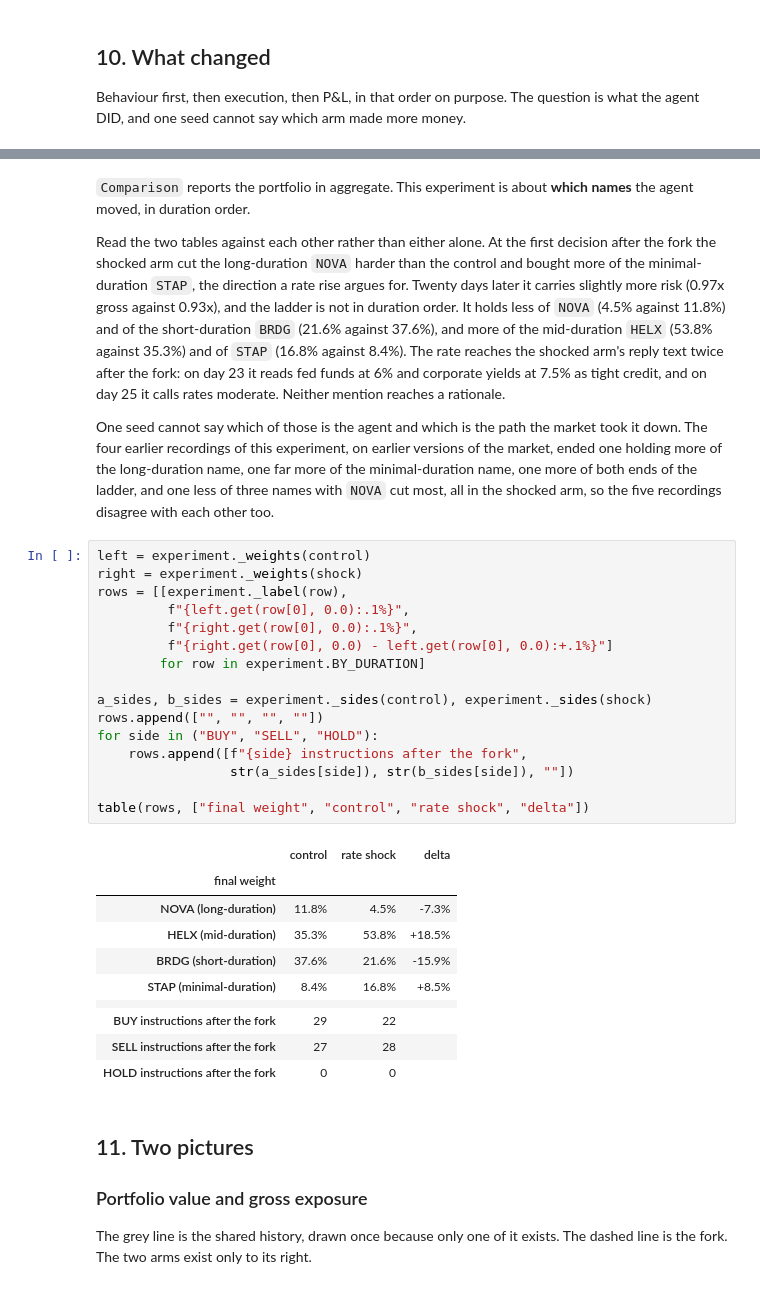
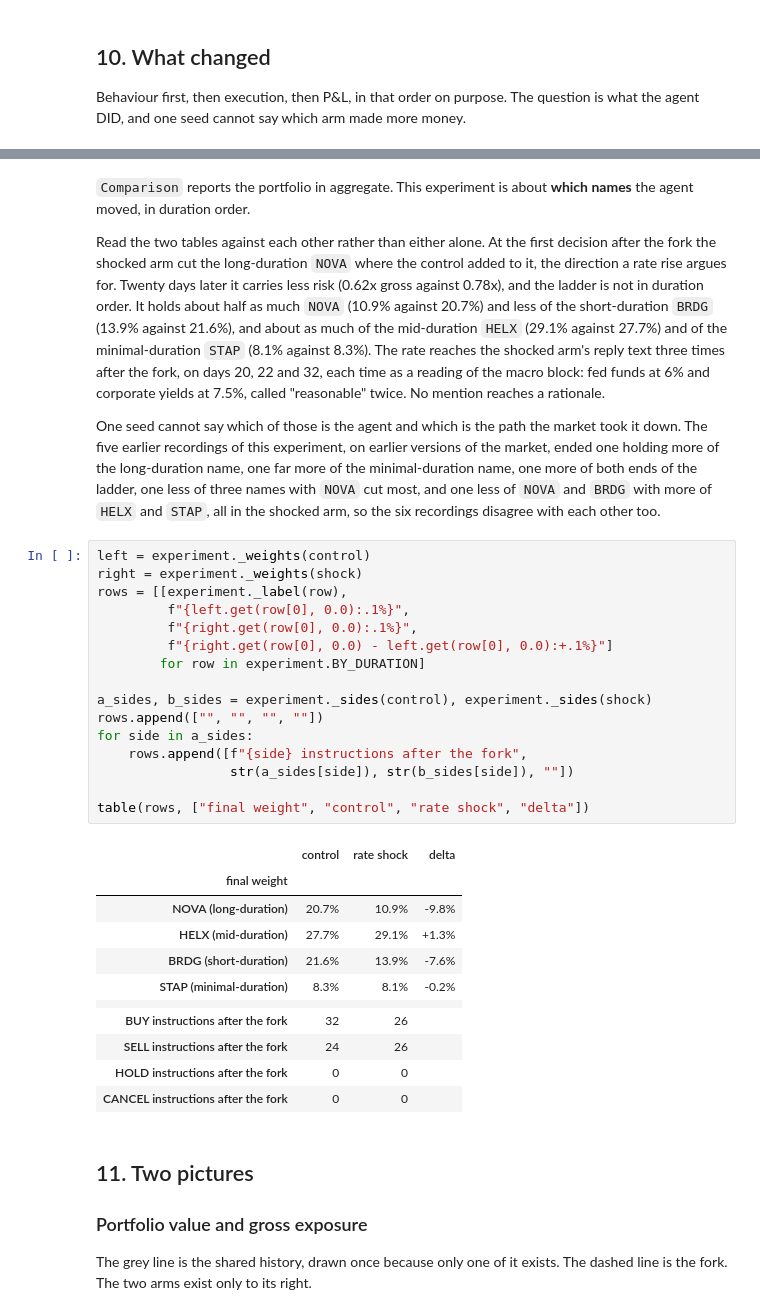
Before and after one commit to simoncoombes/tradefloor, a Jupyter notebook: examples/integrations/finrobot/rate_shock.ipynb, the cells around one changed output, grey strips where cells are left out. Drawn from its saved outputs; the diff is of its cells as text.

```diff
--- a/examples/integrations/finrobot/rate_shock.ipynb
+++ b/examples/integrations/finrobot/rate_shock.ipynb
@@ -490,51 +490,53 @@ table(rows, ["metric", "control", "rate shock"])
 `Comparison` reports the portfolio in aggregate. This experiment is about
 **which names** the agent moved, in duration order.
 
-Read the two tables against each other rather than either alone. At the first
-decision after the fork the shocked arm cut the long-duration `NOVA` harder
-than the control and bought more of the minimal-duration `STAP`, the
-direction a rate rise argues for. Twenty days later it carries slightly more
-risk (0.97x gross against 0.93x), and the ladder is not in duration order. It
-holds less of `NOVA` (4.5% against 11.8%) and of the short-duration `BRDG`
-(21.6% against 37.6%), and more of the mid-duration `HELX` (53.8% against
-35.3%) and of `STAP` (16.8% against 8.4%). The rate reaches the shocked
-arm's reply text twice after the fork: on day 23 it reads fed funds at 6%
-and corporate yields at 7.5% as tight credit, and on day 25 it calls rates
-moderate. Neither mention reaches a rationale.
+Read the two tables against each other rather than either alone. At the
+first decision after the fork the shocked arm cut the long-duration `NOVA`
+where the control added to it, the direction a rate rise argues for.
+Twenty days later it carries less risk (0.62x gross against 0.78x), and the
+ladder is not in duration order. It holds about half as much `NOVA` (10.9%
+against 20.7%) and less of the short-duration `BRDG` (13.9% against 21.6%),
+and about as much of the mid-duration `HELX` (29.1% against 27.7%) and of
+the minimal-duration `STAP` (8.1% against 8.3%). The rate reaches the
+shocked arm's reply text three times after the fork, on days 20, 22 and 32,
+each time as a reading of the macro block: fed funds at 6% and corporate
+yields at 7.5%, called "reasonable" twice. No mention reaches a rationale.
 
 One seed cannot say which of those is the agent and which is the path the
-market took it down. The four earlier recordings of this experiment, on
+market took it down. The five earlier recordings of this experiment, on
 earlier versions of the market, ended one holding more of the long-duration
 name, one far more of the minimal-duration name, one more of both ends of
-the ladder, and one less of three names with `NOVA` cut most, all in the
-shocked arm, so the five recordings disagree with each other too.
+the ladder, one less of three names with `NOVA` cut most, and one less of
+`NOVA` and `BRDG` with more of `HELX` and `STAP`, all in the shocked arm, so
+the six recordings disagree with each other too.
 # %%
 left = experiment._weights(control)
 right = experiment._weights(shock)
 rows = [[experiment._label(row),
          f"{left.get(row[0], 0.0):.1%}",
          f"{right.get(row[0], 0.0):.1%}",
          f"{right.get(row[0], 0.0) - left.get(row[0], 0.0):+.1%}"]
         for row in experiment.BY_DURATION]
 
 a_sides, b_sides = experiment._sides(control), experiment._sides(shock)
 rows.append(["", "", "", ""])
-for side in ("BUY", "SELL", "HOLD"):
+for side in a_sides:
     rows.append([f"{side} instructions after the fork",
                  str(a_sides[side]), str(b_sides[side]), ""])
 
 table(rows, ["final weight", "control", "rate shock", "delta"])
 # %% [output]
 |  | control | rate shock | delta |
 | final weight |  |  |  |
-| NOVA (long-duration) | 11.8% | 4.5% | -7.3% |
-| HELX (mid-duration) | 35.3% | 53.8% | +18.5% |
-| BRDG (short-duration) | 37.6% | 21.6% | -15.9% |
-| STAP (minimal-duration) | 8.4% | 16.8% | +8.5% |
+| NOVA (long-duration) | 20.7% | 10.9% | -9.8% |
+| HELX (mid-duration) | 27.7% | 29.1% | +1.3% |
+| BRDG (short-duration) | 21.6% | 13.9% | -7.6% |
+| STAP (minimal-duration) | 8.3% | 8.1% | -0.2% |
 |  |  |  |  |
-| BUY instructions after the fork | 29 | 22 |  |
-| SELL instructions after the fork | 27 | 28 |  |
+| BUY instructions after the fork | 32 | 26 |  |
+| SELL instructions after the fork | 24 | 26 |  |
 | HOLD instructions after the fork | 0 | 0 |  |
+| CANCEL instructions after the fork | 0 | 0 |  |
 # %% [markdown]
 ## 11. Two pictures
 
```
Also changed, not shown: parts of 11 cells of this notebook, 12 other files.
